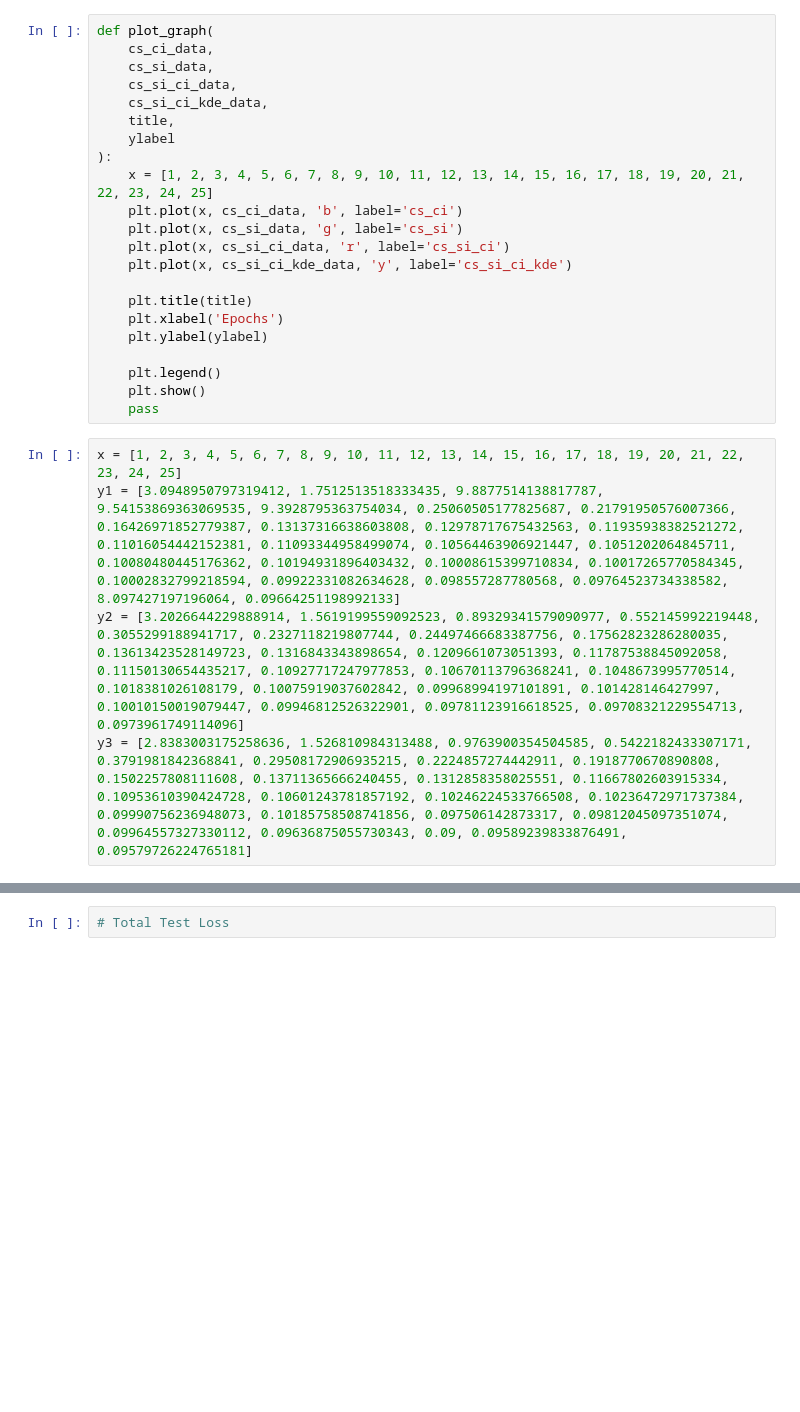
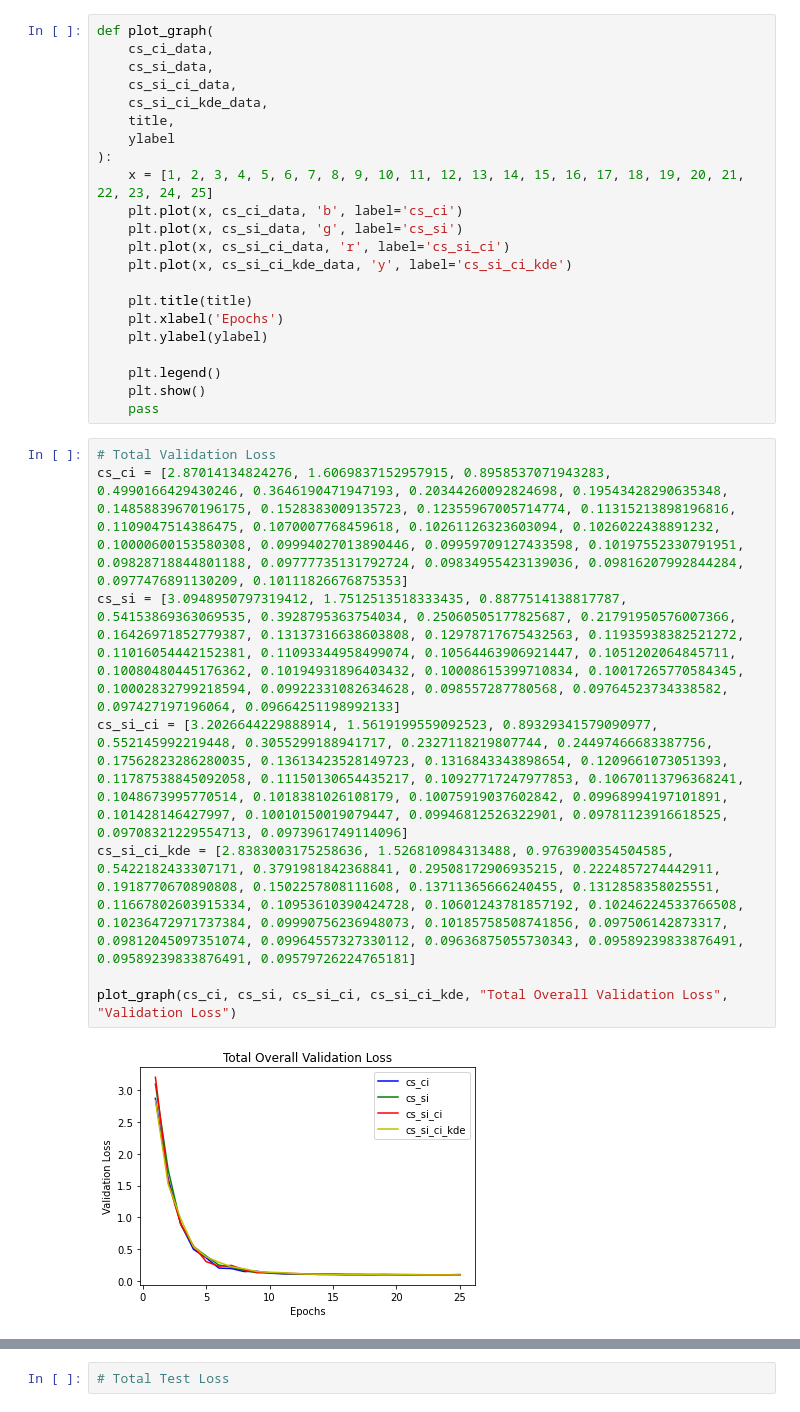
Before and after one commit to Bhaikko/AnimSkelVolNet, a Jupyter notebook: graphs/graphs.ipynb, the cells around one changed output, grey strips where cells are left out. Cells and saved outputs as stored; diff of their text form; blank space fills up the shorter version.

```diff
--- a/graphs/graphs.ipynb
+++ b/graphs/graphs.ipynb
@@ -23,8 +23,13 @@ def plot_graph(
     plt.show()
     pass
 # %%
-x = [1, 2, 3, 4, 5, 6, 7, 8, 9, 10, 11, 12, 13, 14, 15, 16, 17, 18, 19, 20, 21, 22, 23, 24, 25]
-y1 = [3.0948950797319412, 1.7512513518333435, 9.8877514138817787, 9.54153869363069535, 9.3928795363754034, 0.25060505177825687, 0.21791950576007366, 0.16426971852779387, 0.13137316638603808, 0.12978717675432563, 0.11935938382521272, 0.11016054442152381, 0.11093344958499074, 0.10564463906921447, 0.1051202064845711, 0.10080480445176362, 0.10194931896403432, 0.10008615399710834, 0.10017265770584345, 0.10002832799218594, 0.09922331082634628, 0.098557287780568, 0.09764523734338582, 8.097427197196064, 0.09664251198992133]
-y2 = [3.2026644229888914, 1.5619199559092523, 0.89329341579090977, 0.552145992219448, 0.3055299188941717, 0.2327118219807744, 0.24497466683387756, 0.17562823286280035, 0.13613423528149723, 0.1316843343898654, 0.1209661073051393, 0.11787538845092058, 0.11150130654435217, 0.10927717247977853, 0.10670113796368241, 0.1048673995770514, 0.1018381026108179, 0.10075919037602842, 0.09968994197101891, 0.101428146427997, 0.10010150019079447, 0.09946812526322901, 0.09781123916618525, 0.09708321229554713, 0.0973961749114096]
-y3 = [2.8383003175258636, 1.526810984313488, 0.9763900354504585, 0.5422182433307171, 0.3791981842368841, 0.29508172906935215, 0.2224857274442911, 0.1918770670890808, 0.1502257808111608, 0.13711365666240455, 0.1312858358025551, 0.11667802603915334, 0.10953610390424728, 0.10601243781857192, 0.10246224533766508, 0.10236472971737384, 0.09990756236948073, 0.10185758508741856, 0.097506142873317, 0.09812045097351074, 0.09964557327330112, 0.09636875055730343, 0.09, 0.09589239833876491, 0.09579726224765181]
+# Total Validation Loss
+cs_ci = [2.87014134824276, 1.6069837152957915, 0.8958537071943283, 0.4990166429430246, 0.3646190471947193, 0.20344260092824698, 0.19543428290635348, 0.14858839670196175, 0.1528383009135723, 0.12355967005714774, 0.11315213898196816, 0.1109047514386475, 0.1070007768459618, 0.10261126323603094, 0.1026022438891232, 0.10000600153580308, 0.09994027013890446, 0.09959709127433598, 0.10197552330791951, 0.09828718844801188, 0.09777735131792724, 0.09834955423139036, 0.09816207992844284, 0.0977476891130209, 0.10111826676875353]
+cs_si = [3.0948950797319412, 1.7512513518333435, 0.8877514138817787, 0.54153869363069535, 0.3928795363754034, 0.25060505177825687, 0.21791950576007366, 0.16426971852779387, 0.13137316638603808, 0.12978717675432563, 0.11935938382521272, 0.11016054442152381, 0.11093344958499074, 0.10564463906921447, 0.1051202064845711, 0.10080480445176362, 0.10194931896403432, 0.10008615399710834, 0.10017265770584345, 0.10002832799218594, 0.09922331082634628, 0.098557287780568, 0.09764523734338582, 0.097427197196064, 0.09664251198992133]
+cs_si_ci = [3.2026644229888914, 1.5619199559092523, 0.89329341579090977, 0.552145992219448, 0.3055299188941717, 0.2327118219807744, 0.24497466683387756, 0.17562823286280035, 0.13613423528149723, 0.1316843343898654, 0.1209661073051393, 0.11787538845092058, 0.11150130654435217, 0.10927717247977853, 0.10670113796368241, 0.1048673995770514, 0.1018381026108179, 0.10075919037602842, 0.09968994197101891, 0.101428146427997, 0.10010150019079447, 0.09946812526322901, 0.09781123916618525, 0.09708321229554713, 0.0973961749114096]
+cs_si_ci_kde = [2.8383003175258636, 1.526810984313488, 0.9763900354504585, 0.5422182433307171, 0.3791981842368841, 0.29508172906935215, 0.2224857274442911, 0.1918770670890808, 0.1502257808111608, 0.13711365666240455, 0.1312858358025551, 0.11667802603915334, 0.10953610390424728, 0.10601243781857192, 0.10246224533766508, 0.10236472971737384, 0.09990756236948073, 0.10185758508741856, 0.097506142873317, 0.09812045097351074, 0.09964557327330112, 0.09636875055730343, 0.09589239833876491, 0.09589239833876491, 0.09579726224765181]
+
+plot_graph(cs_ci, cs_si, cs_si_ci, cs_si_ci_kde, "Total Overall Validation Loss", "Validation Loss")
+# %% [output]
+[figure, added]
 # %%
```
Also changed, not shown: parts of 8 cells of this notebook, 1 other file.
